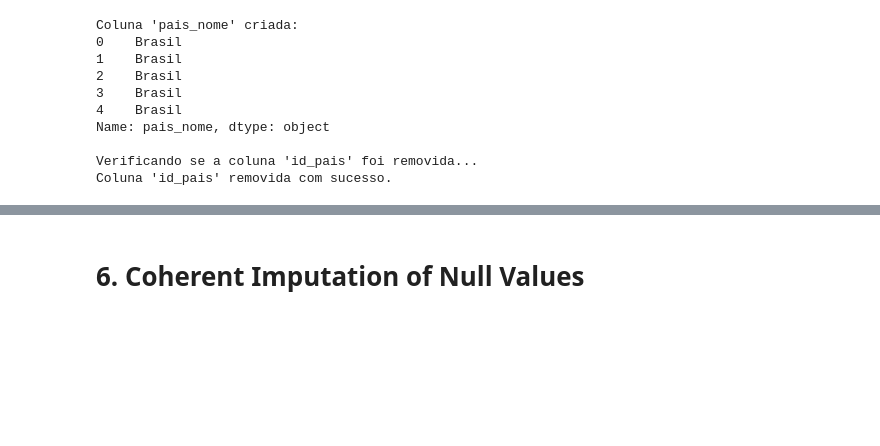
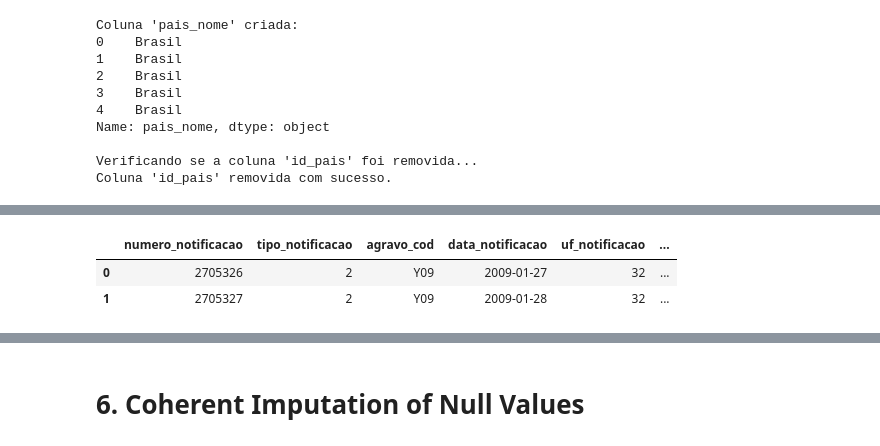
Before and after one commit to lAlissial/VDDataset, a Jupyter notebook: tratando_campos_com_codigos.ipynb, the cells around one changed output, grey strips where cells are left out. Cells and saved outputs as stored; diff of their text form; code cells hidden in the pictures; blank space fills up the shorter version.

```diff
--- a/tratando_campos_com_codigos.ipynb
+++ b/tratando_campos_com_codigos.ipynb
@@ -2268,0 +2294,15 @@ Coluna 'id_pais' removida com sucesso.
+# %%
+# 1. Ensure the column is numeric, turning any non-numeric text into NaN (Not a Number)
+numeric_codes = pd.to_numeric(df_master['municipio_residencia_cod'], errors='coerce')
+
+# 2. Fill any missing values (NaN) with 0
+filled_codes = numeric_codes.fillna(0)
+
+# 3. Convert to integer to get rid of the decimal part (e.g., 320130.0 -> 320130)
+int_codes = filled_codes.astype(int)
+
+# 4. Finally, convert to string and pad with zeros to ensure it has 6 digits
+df_master['municipio_residencia_cod'] = int_codes.astype(str).str.zfill(6)
+
+print("Column 'municipio_residencia_cod' successfully cleaned and standardized!")
+print(df_master['municipio_residencia_cod'].head())
@@ -2269,21 +2317,24 @@ Coluna 'id_pais' removida com sucesso.
 # %%
-# 1. Ensure both columns are strings with at least 6 digits
-df_master['municipio_residencia_cod'] = df_master['municipio_residencia_cod'].astype(str).str.zfill(6)
-df_municipios_sudeste['Codigo6'] = df_municipios_sudeste['Código'].astype(str).str[:6]
 
 # 2. Merge the 'polygon' information based on the 6-digit codes
 df_master = df_master.merge(
-    df_municipios_sudeste[['Codigo6', 'Polygon']],   # 'Polygon' must exist in df_municipios_sudeste
+    df_municipios_sudeste[['Codigo6', 'geometry']],   # 'Polygon' must exist in df_municipios_sudeste
     left_on='municipio_residencia_cod',
     right_on='Codigo6',
     how='left'
 )
 
 # 3. Rename or ensure the new column is called 'polygon'
-df_master.rename(columns={'Polygon': 'polygon_municipio_residencia'}, inplace=True)
+df_master.rename(columns={'geometry': 'polygon_municipio_residencia'}, inplace=True)
 
 # 4. (Optional) Remove the auxiliary key if you want a clean dataframe
 df_master.drop(columns=['Codigo6'], inplace=True)
+# %%
+df_master.head(2)
+# %% [output]
+|  | numero_notificacao | tipo_notificacao | agravo_cod | data_notificacao | uf_notificacao | ... |
+| 0 | 2705326 | 2 | Y09 | 2009-01-27 | 32 | ... |
+| 1 | 2705327 | 2 | Y09 | 2009-01-28 | 32 | ... |
 # %%
 # 1. Create a DataFrame with the new codes and descriptions
 novos_codigos_data = {
```
Also changed, not shown: parts of 9 cells of this notebook.
